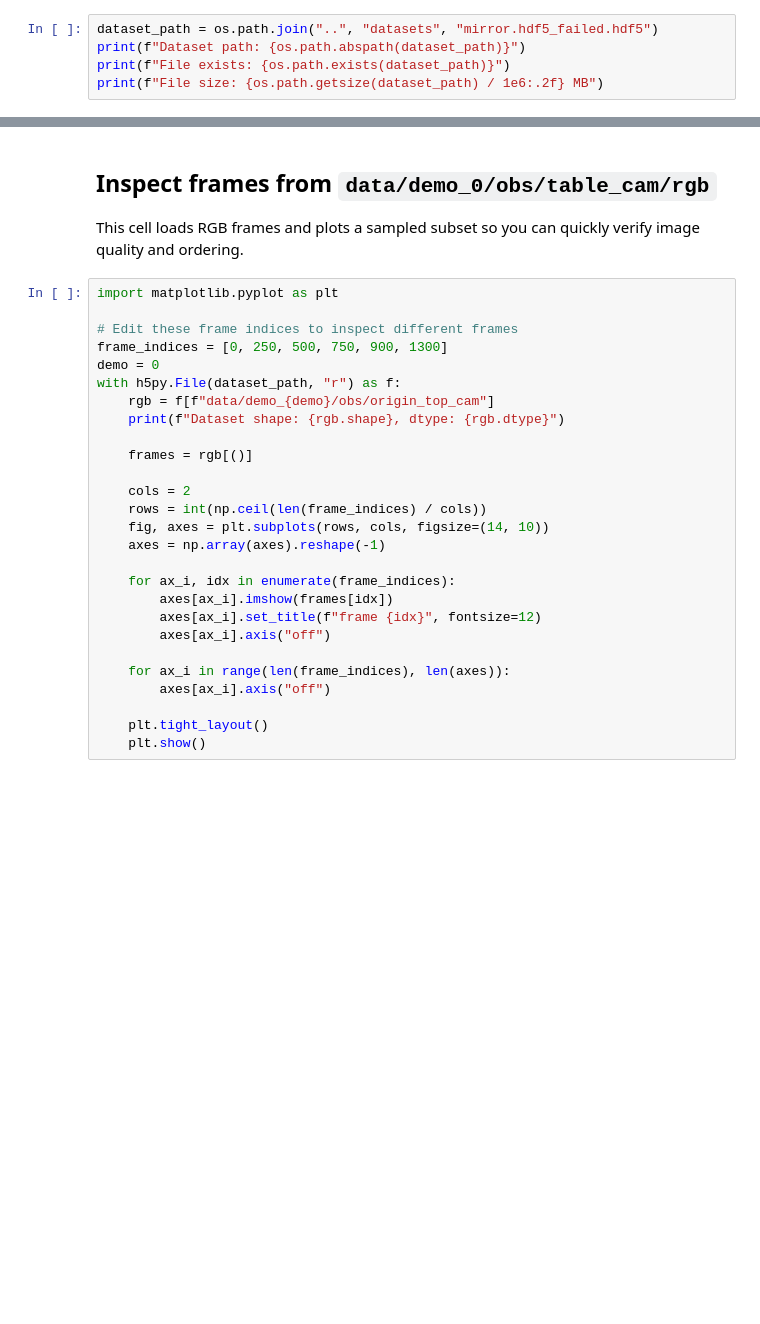
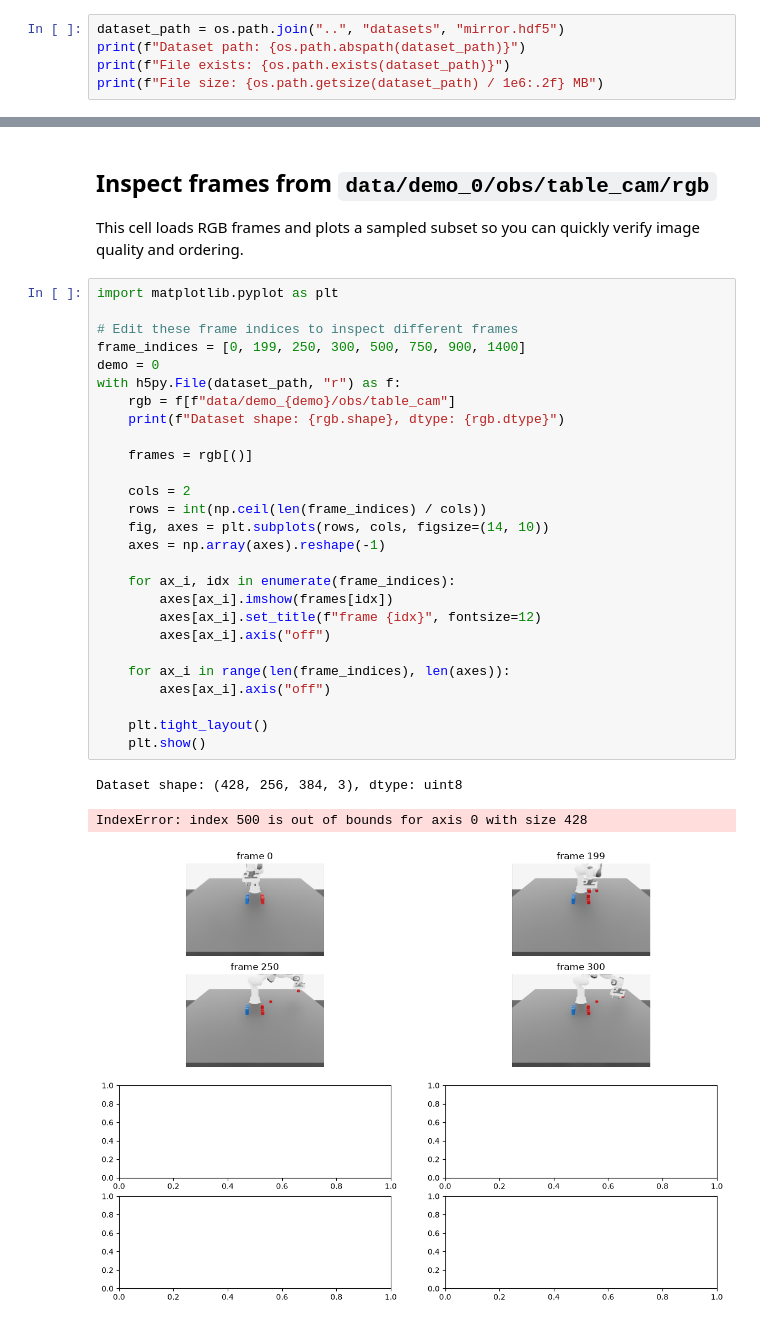
Before and after one commit to nardo7/era_bench, a Jupyter notebook: scripts/explore_dataset.ipynb, the cells around one changed output, grey strips where cells are left out. Cells and saved outputs as stored; diff of their text form; blank space fills up the shorter version.

```diff
--- a/scripts/explore_dataset.ipynb
+++ b/scripts/explore_dataset.ipynb
@@ -9,7 +9,7 @@ import os
 # %% [markdown]
 ## Load the dataset
 # %%
-dataset_path = os.path.join("..", "datasets", "mirror.hdf5_failed.hdf5")
+dataset_path = os.path.join("..", "datasets", "mirror.hdf5")
 print(f"Dataset path: {os.path.abspath(dataset_path)}")
 print(f"File exists: {os.path.exists(dataset_path)}")
 print(f"File size: {os.path.getsize(dataset_path) / 1e6:.2f} MB")
@@ -168,27 +172,31 @@ This cell loads RGB frames and plots a sampled subset so you can quickly verify
 # %%
 import matplotlib.pyplot as plt
 
 # Edit these frame indices to inspect different frames
-frame_indices = [0, 250, 500, 750, 900, 1300]
+frame_indices = [0, 199, 250, 300, 500, 750, 900, 1400]
 demo = 0
 with h5py.File(dataset_path, "r") as f:
-    rgb = f[f"data/demo_{demo}/obs/origin_top_cam"]
+    rgb = f[f"data/demo_{demo}/obs/table_cam"]
     print(f"Dataset shape: {rgb.shape}, dtype: {rgb.dtype}")
 
     frames = rgb[()]
 
     cols = 2
     rows = int(np.ceil(len(frame_indices) / cols))
     fig, axes = plt.subplots(rows, cols, figsize=(14, 10))
     axes = np.array(axes).reshape(-1)
 
     for ax_i, idx in enumerate(frame_indices):
         axes[ax_i].imshow(frames[idx])
         axes[ax_i].set_title(f"frame {idx}", fontsize=12)
         axes[ax_i].axis("off")
 
     for ax_i in range(len(frame_indices), len(axes)):
         axes[ax_i].axis("off")
 
     plt.tight_layout()
     plt.show()
+# %% [output]
+Dataset shape: (428, 256, 384, 3), dtype: uint8
+IndexError: index 500 is out of bounds for axis 0 with size 428
+[figure, added]
```
Also changed, not shown: parts of 2 cells of this notebook, 10 other files.
